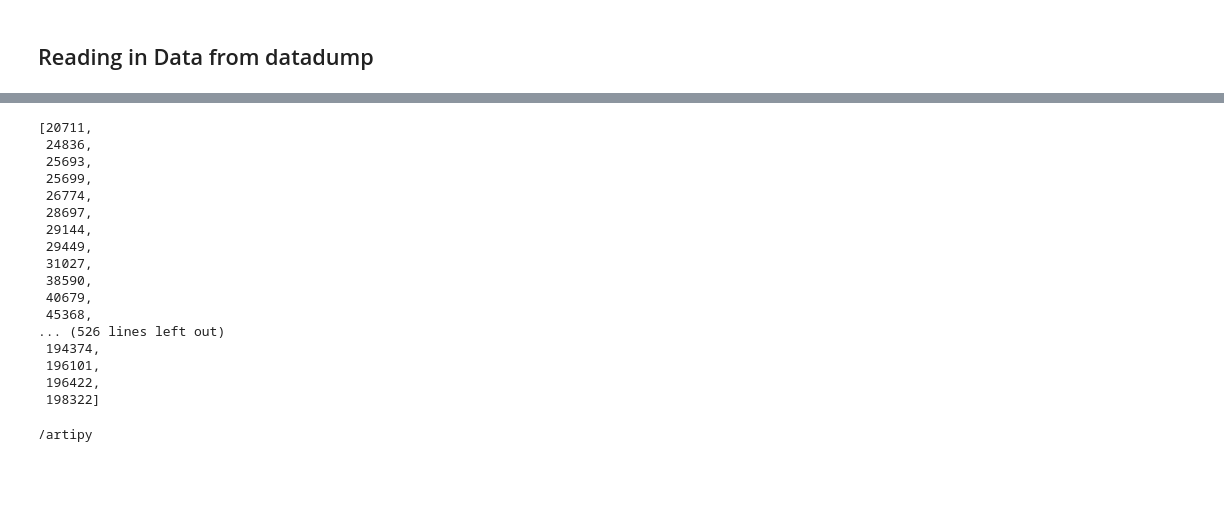
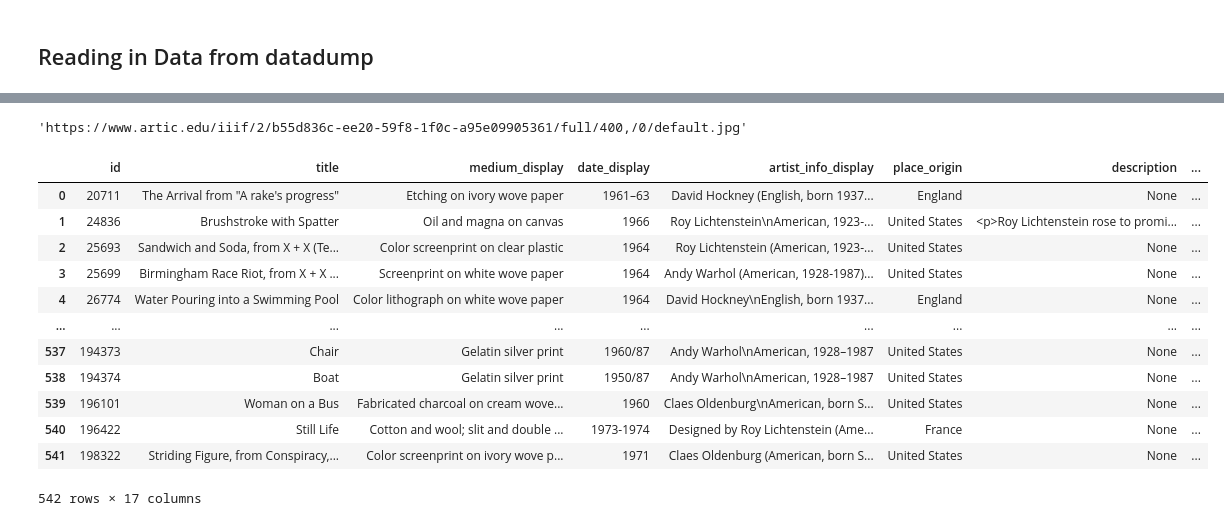
Before and after one commit to zgrayblue/artipy, a Jupyter notebook: chicago_api.ipynb, the cells around one changed output, grey strips where cells are left out. Saved outputs shown, nothing was run; the diff lists cells and outputs as text; code cells hidden in the pictures; blank space fills up the shorter version.

```diff
--- a/chicago_api.ipynb
+++ b/chicago_api.ipynb
@@ -41,0 +61,6 @@ for artwork in range(1,200000,1):
+# %%
+artwork = 24836
+f = open(f'/artipy/artic-api-data/json/artworks/{artwork}.json')
+myjson = json.load(f)
+f.close
+myjson
@@ -42,21 +85,5 @@ for artwork in range(1,200000,1):
 # %%
-painting_ids
+df['image_url'][0]
 # %% [output]
-[20711,
- 24836,
- 25693,
- 25699,
- 26774,
- 28697,
- 29144,
- 29449,
- 31027,
- 38590,
- 40679,
- 45368,
-... (526 lines left out)
- 194374,
- 196101,
- 196422,
- 198322]
+'https://www.artic.edu/iiif/2/b55d836c-ee20-59f8-1f0c-a95e09905361/full/400,/0/default.jpg'
 # %%
@@ -67,15 +94,61 @@ file.close()
 # %%
 ##Reading in artwork_ids list
-my_file = open("painting_ids.txt", "r") #Note: Replace with 'including_kaggle_song_ids.txt' if want all w/ no duplicates
+my_file = open("popart.txt", "r") #Note: Replace with 'including_kaggle_song_ids.txt' if want all w/ no duplicates
 
 # reading the file
 data = my_file.read()
 
 # replacing end splitting the text
 # when newline ('\n') is seen.
-painting_ids = data.split("\n")
+art_ids = data.split("\n")
 my_file.close()
 
 ##will be string not numeric idk if this is ok
+art_ids
-# %% [output]
-/artipy
+# %%
+#art_ids = [9, 20711]
+df_list = []
+for artwork in art_ids:
+     artwork = int(artwork)
+     f = open(f'/artipy/artic-api-data/json/artworks/{artwork}.json')
+     myjson = json.load(f)
+
+     image_id = myjson['image_id']
+     d ={'id' : myjson['id'],
+            'title' : myjson['title'],
+            'medium_display' : myjson['medium_display'],
+            'date_display' : myjson['date_display'],
+            'artist_info_display' : myjson['artist_display'],
+            'place_origin' : myjson['place_of_origin'],
+            'description' : myjson['description'],
+            'image_id' : myjson['image_id'],
+            'image_url' : f'https://www.artic.edu/iiif/2/{image_id}/full/400,/0/default.jpg',
+            'artwork_type' : myjson['artwork_type_title'],
+            'artwork_type_id' : myjson['artwork_type_id'],
+            'department_title' : myjson['department_title'],
+            'department_id' : myjson['department_id'],
+            'artist_id' : myjson['artist_id'],
+            'artist_name' : myjson['artist_title'],
+            'style_id' : myjson['style_id'],
+            'style_title' : myjson['style_title']}
+
+     df_list = df_list + [d]
+
+     f.close()
+
+df = pd.DataFrame(df_list)
+df
+# %% [output]
+|  | id | title | medium_display | date_display | artist_info_display | place_origin | description | ... |
+| 0 | 20711 | The Arrival from "A rake's progress" | Etching on ivory wove paper | 1961–63 | David Hockney (English, born 1937... | England | None | ... |
+| 1 | 24836 | Brushstroke with Spatter | Oil and magna on canvas | 1966 | Roy Lichtenstein\nAmerican, 1923-... | United States | <p>Roy Lichtenstein rose to promi... | ... |
+| 2 | 25693 | Sandwich and Soda, from X + X (Te... | Color screenprint on clear plastic | 1964 | Roy Lichtenstein (American, 1923-... | United States | None | ... |
+| 3 | 25699 | Birmingham Race Riot, from X + X ... | Screenprint on white wove paper | 1964 | Andy Warhol (American, 1928-1987)... | United States | None | ... |
+| 4 | 26774 | Water Pouring into a Swimming Pool | Color lithograph on white wove paper | 1964 | David Hockney\nEnglish, born 1937... | England | None | ... |
+| ... | ... | ... | ... | ... | ... | ... | ... | ... |
+| 537 | 194373 | Chair | Gelatin silver print | 1960/87 | Andy Warhol\nAmerican, 1928–1987 | United States | None | ... |
+| 538 | 194374 | Boat | Gelatin silver print | 1950/87 | Andy Warhol\nAmerican, 1928–1987 | United States | None | ... |
+| 539 | 196101 | Woman on a Bus | Fabricated charcoal on cream wove... | 1960 | Claes Oldenburg\nAmerican, born S... | United States | None | ... |
+| 540 | 196422 | Still Life | Cotton and wool; slit and double ... | 1973-1974 | Designed by Roy Lichtenstein (Ame... | France | None | ... |
+| 541 | 198322 | Striding Figure, from Conspiracy,... | Color screenprint on ivory wove p... | 1971 | Claes Oldenburg (American, born S... | United States | None | ... |
+542 rows × 17 columns
```
Also changed, not shown: parts of 6 cells of this notebook, 5 other files.
